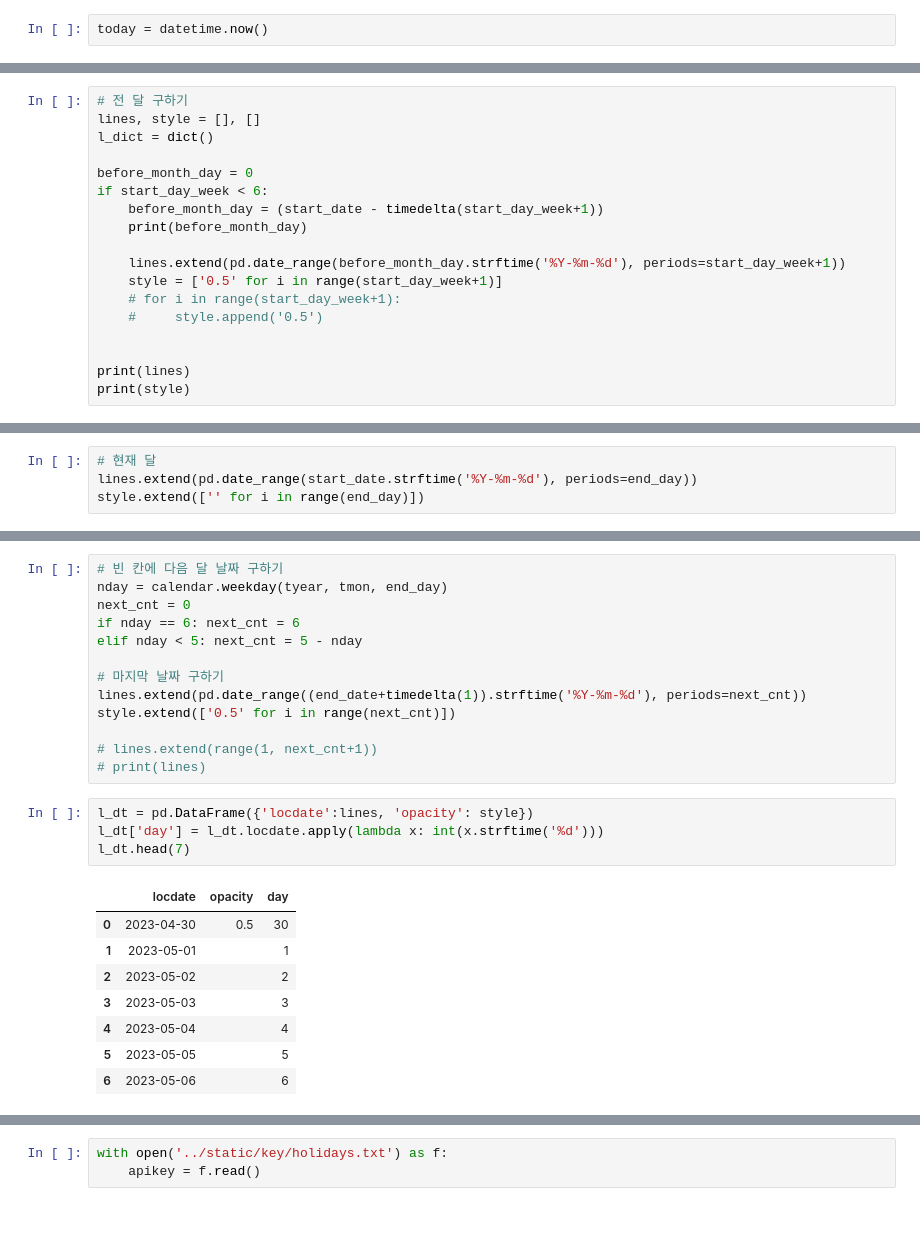
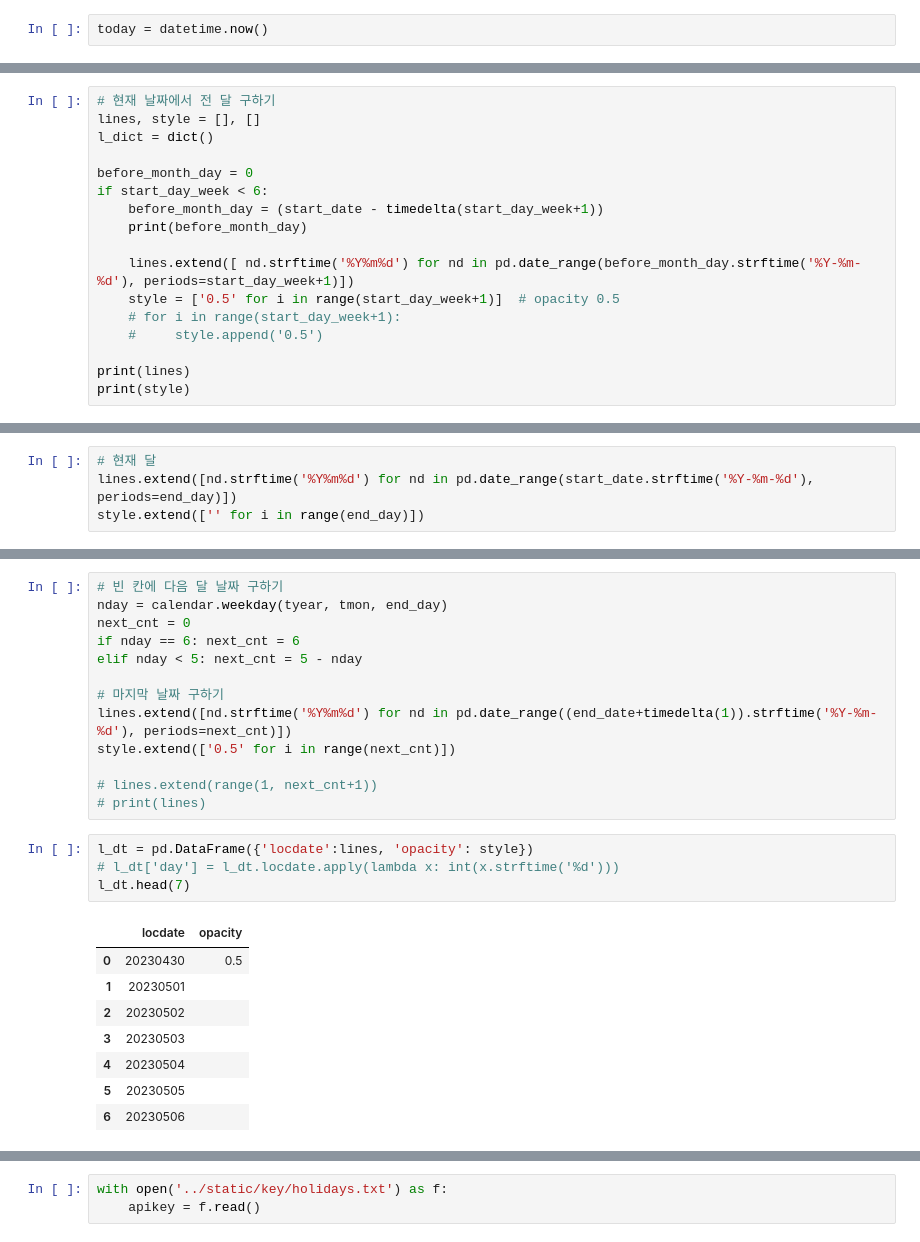
Before and after one commit to ssmpet/DataAnalysis_Lecture-2023.04, a Jupyter notebook: 07.FlaskWeb/schedule_module/calendar_util.ipynb, the cells around one changed output, grey strips where cells are left out. Cells and saved outputs as stored; diff of their text form.

```diff
--- a/07.FlaskWeb/schedule_module/calendar_util.ipynb
+++ b/07.FlaskWeb/schedule_module/calendar_util.ipynb
@@ -42,5 +39,5 @@ DatetimeIndex(['2023-05-01', '2023-05-02', '2023-05-03'], dtype='datetime64[ns]'
 # %%
-# 전 달 구하기
+# 현재 날짜에서 전 달 구하기
 lines, style = [], []
 l_dict = dict()
 
@@ -49,12 +46,11 @@ if start_day_week < 6:
     before_month_day = (start_date - timedelta(start_day_week+1))
     print(before_month_day)
 
-    lines.extend(pd.date_range(before_month_day.strftime('%Y-%m-%d'), periods=start_day_week+1))
-    style = ['0.5' for i in range(start_day_week+1)]
+    lines.extend([ nd.strftime('%Y%m%d') for nd in pd.date_range(before_month_day.strftime('%Y-%m-%d'), periods=start_day_week+1)])
+    style = ['0.5' for i in range(start_day_week+1)]  # opacity 0.5
     # for i in range(start_day_week+1):
     #     style.append('0.5')
 
-
 print(lines)
 print(style)
 # %% [output]
@@ -63,7 +59,7 @@ print(style)
 ['0.5']
 # %%
 # 현재 달
-lines.extend(pd.date_range(start_date.strftime('%Y-%m-%d'), periods=end_day))
+lines.extend([nd.strftime('%Y%m%d') for nd in pd.date_range(start_date.strftime('%Y-%m-%d'), periods=end_day)])
 style.extend(['' for i in range(end_day)])
 # %%
 # lines.extend(range(1, end_day+1))
@@ -80,24 +76,24 @@ if nday == 6: next_cnt = 6
 elif nday < 5: next_cnt = 5 - nday
 
 # 마지막 날짜 구하기
-lines.extend(pd.date_range((end_date+timedelta(1)).strftime('%Y-%m-%d'), periods=next_cnt))
+lines.extend([nd.strftime('%Y%m%d') for nd in pd.date_range((end_date+timedelta(1)).strftime('%Y-%m-%d'), periods=next_cnt)])
 style.extend(['0.5' for i in range(next_cnt)])
 
 # lines.extend(range(1, next_cnt+1))
 # print(lines)
 # %%
 l_dt = pd.DataFrame({'locdate':lines, 'opacity': style})
-l_dt['day'] = l_dt.locdate.apply(lambda x: int(x.strftime('%d')))
+# l_dt['day'] = l_dt.locdate.apply(lambda x: int(x.strftime('%d')))
 l_dt.head(7)
 # %% [output]
-|  | locdate | opacity | day |
-| 0 | 2023-04-30 | 0.5 | 30 |
-| 1 | 2023-05-01 |  | 1 |
-| 2 | 2023-05-02 |  | 2 |
-| 3 | 2023-05-03 |  | 3 |
-| 4 | 2023-05-04 |  | 4 |
-| 5 | 2023-05-05 |  | 5 |
-| 6 | 2023-05-06 |  | 6 |
+|  | locdate | opacity |
+| 0 | 20230430 | 0.5 |
+| 1 | 20230501 |  |
+| 2 | 20230502 |  |
+| 3 | 20230503 |  |
+| 4 | 20230504 |  |
+| 5 | 20230505 |  |
+| 6 | 20230506 |  |
 # %%
 for n in lines[:5]:
     print(n)
```
Also changed, not shown: parts of 19 cells of this notebook, 5 other files.
